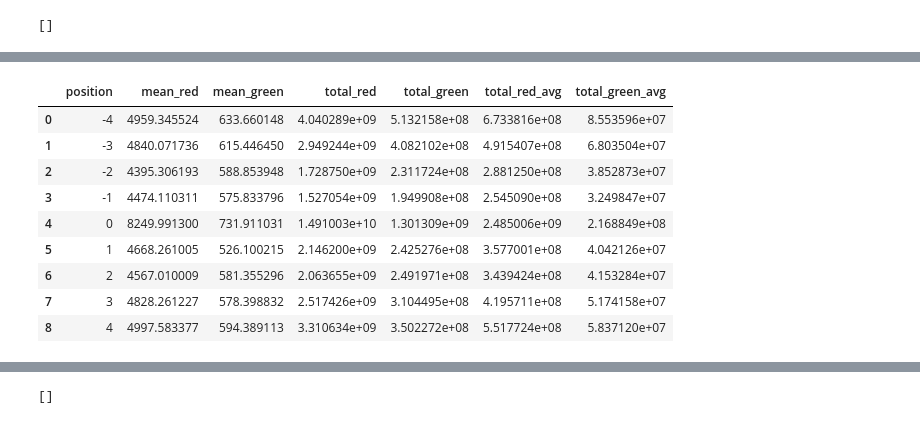
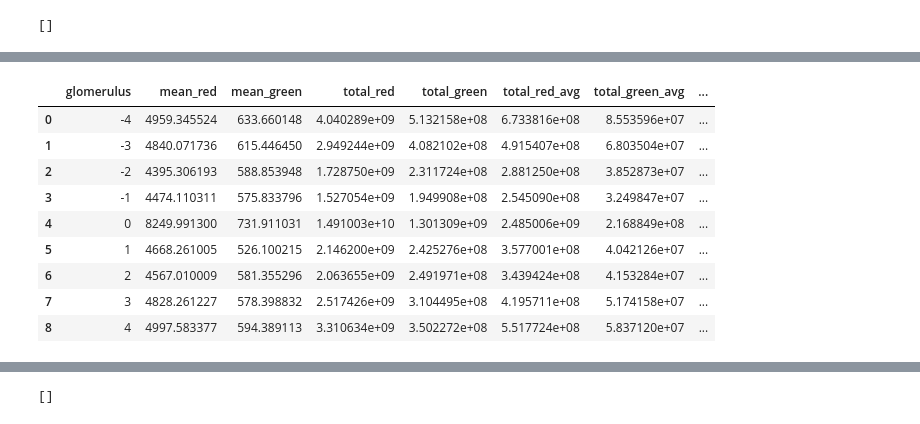
Before and after one commit to sansachenlelele/connectome_analysis_fisherlab, a Jupyter notebook: analysis_trend-25summer.ipynb, the cells around one changed output, grey strips where cells are left out. Cells and saved outputs as stored; diff of their text form; code cells hidden in the pictures.

```diff
--- a/analysis_trend-25summer.ipynb
+++ b/analysis_trend-25summer.ipynb
@@ -645,44 +662,46 @@ for name, df in reordered_2glo_some3glo_halves.items():
         .reset_index(drop=True)                  # 0..8
         .reindex(range(9))                       # force 9 rows
         .fillna(0)
     )
     stack.append(tmp)
 
 n_inputs = len(stack)
 
 if n_inputs == 0:
     sum_2glo_some3glo_halves = pd.DataFrame(0, index=range(9), columns=cols)
 else:
     sum_2glo_some3glo_halves = (
         pd.concat(stack, keys=range(n_inputs))
           .groupby(level=1)
           .sum()
     )
 
 # add the position column on the left: -4..4
-sum_2glo_some3glo_halves.insert(0, "position", list(range(-4, 5)))
+sum_2glo_some3glo_halves.insert(0, "glomerulus", list(range(-4, 5)))
 
 # add averages (per-position mean across input DataFrames)
 if n_inputs > 0:
     sum_2glo_some3glo_halves["total_red_avg"]   = sum_2glo_some3glo_halves["total_red"]   / n_inputs
     sum_2glo_some3glo_halves["total_green_avg"] = sum_2glo_some3glo_halves["total_green"] / n_inputs
+    sum_2glo_some3glo_halves["mean_red_avg"]   = sum_2glo_some3glo_halves["mean_red"]   / n_inputs
+    sum_2glo_some3glo_halves["mean_green_avg"] = sum_2glo_some3glo_halves["mean_green"] / n_inputs
 else:
     # no inputs -> keep NaNs for clarity (or set to 0 if you prefer)
     sum_2glo_some3glo_halves["total_red_avg"]   = np.nan
     sum_2glo_some3glo_halves["total_green_avg"] = np.nan
 
 sum_2glo_some3glo_halves
 # %% [output]
-|  | position | mean_red | mean_green | total_red | total_green | total_red_avg | total_green_avg |
-| 0 | -4 | 4959.345524 | 633.660148 | 4.040289e+09 | 5.132158e+08 | 6.733816e+08 | 8.553596e+07 |
-| 1 | -3 | 4840.071736 | 615.446450 | 2.949244e+09 | 4.082102e+08 | 4.915407e+08 | 6.803504e+07 |
-| 2 | -2 | 4395.306193 | 588.853948 | 1.728750e+09 | 2.311724e+08 | 2.881250e+08 | 3.852873e+07 |
-| 3 | -1 | 4474.110311 | 575.833796 | 1.527054e+09 | 1.949908e+08 | 2.545090e+08 | 3.249847e+07 |
-| 4 | 0 | 8249.991300 | 731.911031 | 1.491003e+10 | 1.301309e+09 | 2.485006e+09 | 2.168849e+08 |
-| 5 | 1 | 4668.261005 | 526.100215 | 2.146200e+09 | 2.425276e+08 | 3.577001e+08 | 4.042126e+07 |
-| 6 | 2 | 4567.010009 | 581.355296 | 2.063655e+09 | 2.491971e+08 | 3.439424e+08 | 4.153284e+07 |
-| 7 | 3 | 4828.261227 | 578.398832 | 2.517426e+09 | 3.104495e+08 | 4.195711e+08 | 5.174158e+07 |
-| 8 | 4 | 4997.583377 | 594.389113 | 3.310634e+09 | 3.502272e+08 | 5.517724e+08 | 5.837120e+07 |
+|  | glomerulus | mean_red | mean_green | total_red | total_green | total_red_avg | total_green_avg | ... |
+| 0 | -4 | 4959.345524 | 633.660148 | 4.040289e+09 | 5.132158e+08 | 6.733816e+08 | 8.553596e+07 | ... |
+| 1 | -3 | 4840.071736 | 615.446450 | 2.949244e+09 | 4.082102e+08 | 4.915407e+08 | 6.803504e+07 | ... |
+| 2 | -2 | 4395.306193 | 588.853948 | 1.728750e+09 | 2.311724e+08 | 2.881250e+08 | 3.852873e+07 | ... |
+| 3 | -1 | 4474.110311 | 575.833796 | 1.527054e+09 | 1.949908e+08 | 2.545090e+08 | 3.249847e+07 | ... |
+| 4 | 0 | 8249.991300 | 731.911031 | 1.491003e+10 | 1.301309e+09 | 2.485006e+09 | 2.168849e+08 | ... |
+| 5 | 1 | 4668.261005 | 526.100215 | 2.146200e+09 | 2.425276e+08 | 3.577001e+08 | 4.042126e+07 | ... |
+| 6 | 2 | 4567.010009 | 581.355296 | 2.063655e+09 | 2.491971e+08 | 3.439424e+08 | 4.153284e+07 | ... |
+| 7 | 3 | 4828.261227 | 578.398832 | 2.517426e+09 | 3.104495e+08 | 4.195711e+08 | 5.174158e+07 | ... |
+| 8 | 4 | 4997.583377 | 594.389113 | 3.310634e+09 | 3.502272e+08 | 5.517724e+08 | 5.837120e+07 | ... |
 # %%
 df = sum_2glo_some3glo_halves.copy()
 
```
Also changed, not shown: parts of 8 cells of this notebook, 3 other files.
